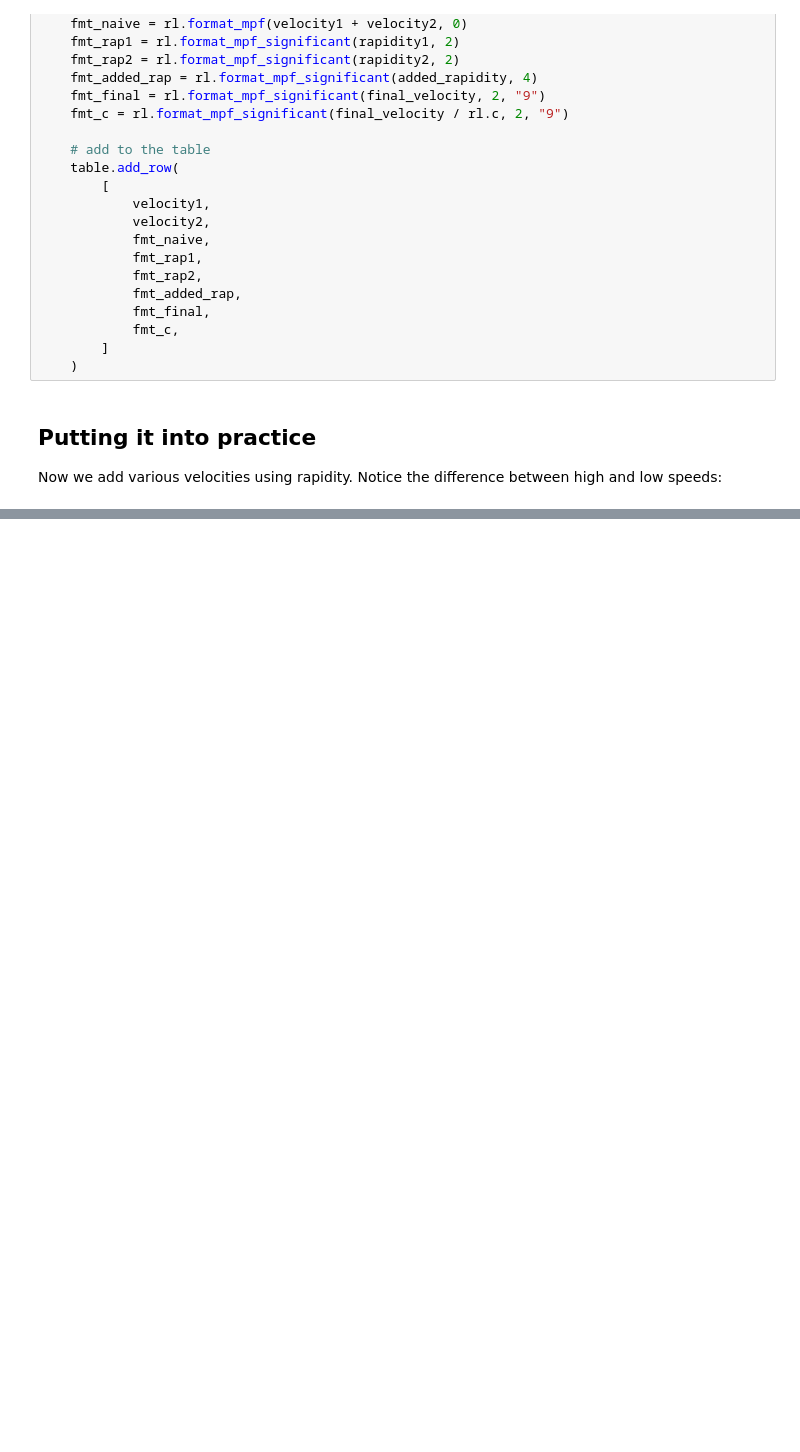
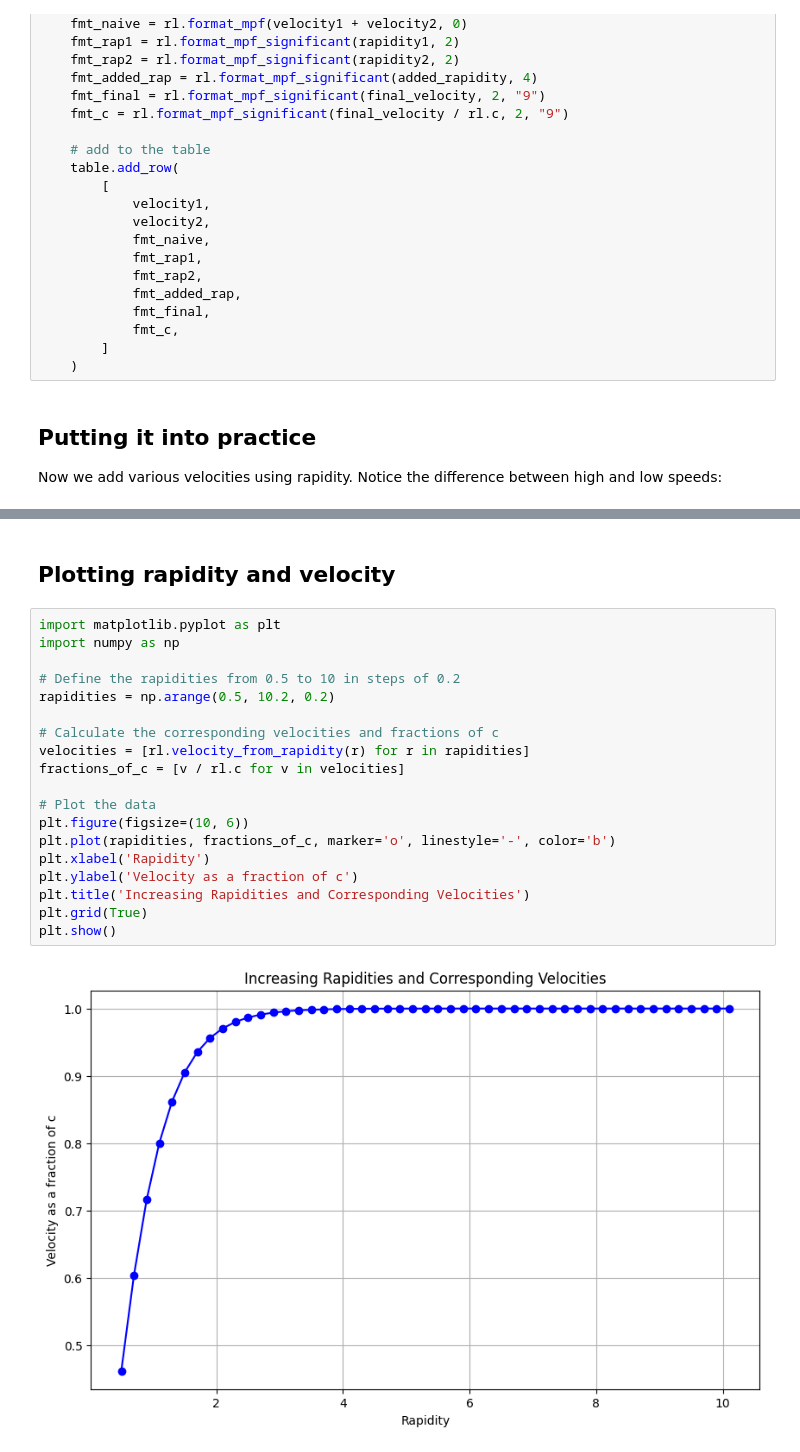
Before and after one commit to lookbusy1344/Relativity, a Jupyter notebook: Python/Rapidity.ipynb, the cells around one changed output, grey strips where cells are left out. Cells and saved outputs as stored; diff of their text form; blank space fills up the shorter version.

Commit message:
Rapidity graph

```diff
--- a/Python/Rapidity.ipynb
+++ b/Python/Rapidity.ipynb
@@ -133,3 +133,26 @@ display(Markdown(markdown_table))
 |              299792457.9 |                  299792457.999 |           599,584,915 |       11.25 |       13.55 |      24.8169 |                               299,792,457.99999999999983 |                               0.99999999999999999999944 |
 |           299792457.9999 |       299792457.99999999999999 |           599,584,915 |       14.71 |       26.22 |      40.9350 |                 299,792,457.9999999999999999999999999983 |                 0.9999999999999999999999999999999999944 |
 | 299792457.99999999999999 | 299792457.99999999999999999999 |           599,584,915 |       26.22 |       33.13 |      59.3556 | 299,792,457.99999999999999999999999999999999999999999983 | 0.99999999999999999999999999999999999999999999999999944 |
+# %% [markdown]
+## Plotting rapidity and velocity
+# %%
+import matplotlib.pyplot as plt
+import numpy as np
+
+# Define the rapidities from 0.5 to 10 in steps of 0.2
+rapidities = np.arange(0.5, 10.2, 0.2)
+
+# Calculate the corresponding velocities and fractions of c
+velocities = [rl.velocity_from_rapidity(r) for r in rapidities]
+fractions_of_c = [v / rl.c for v in velocities]
+
+# Plot the data
+plt.figure(figsize=(10, 6))
+plt.plot(rapidities, fractions_of_c, marker='o', linestyle='-', color='b')
+plt.xlabel('Rapidity')
+plt.ylabel('Velocity as a fraction of c')
+plt.title('Increasing Rapidities and Corresponding Velocities')
+plt.grid(True)
+plt.show()
+# %% [output]
+[figure, added]
```
